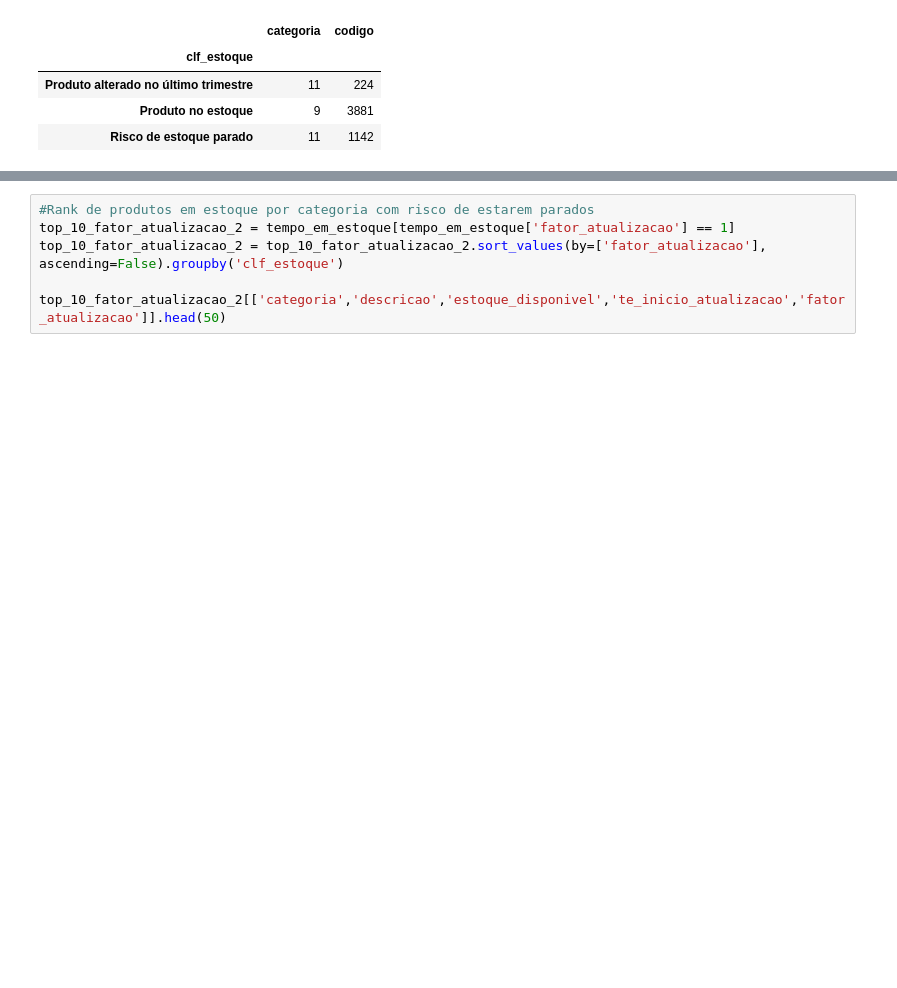
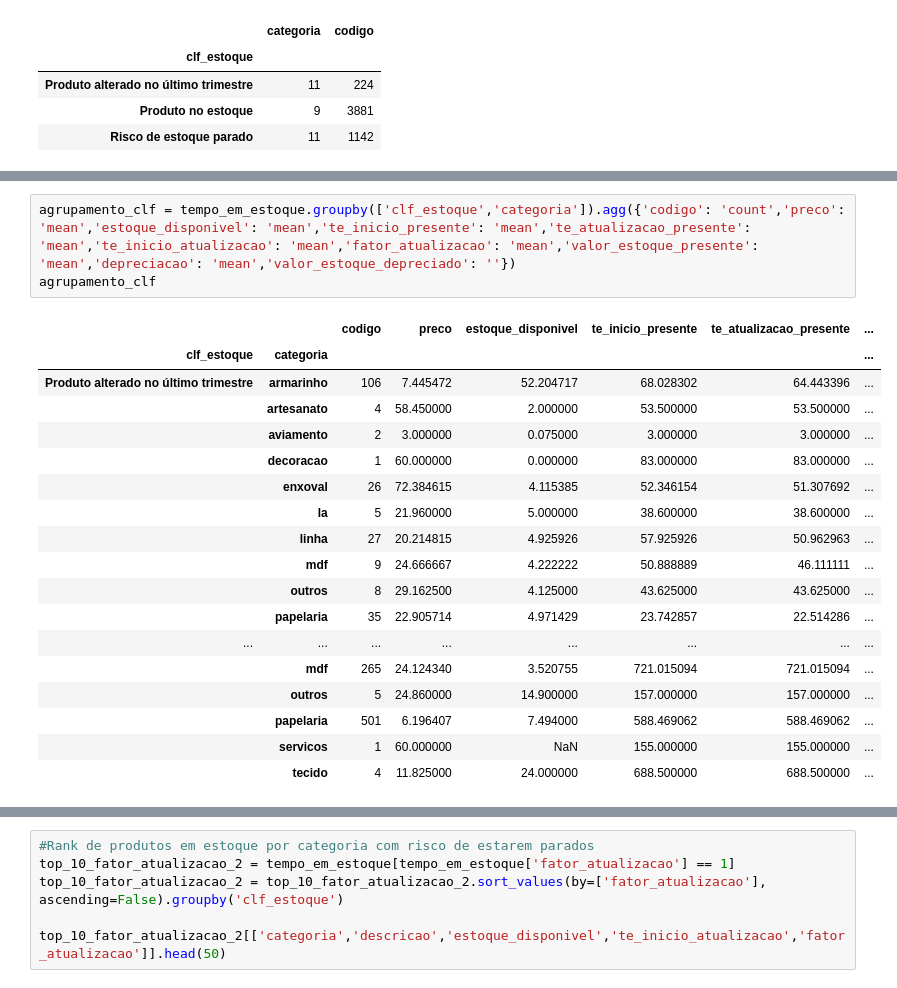
Before and after one commit to donbigode/Timeseries-prediction-model, a Jupyter notebook: Analysis/EDA.ipynb, the cells around one changed output, grey strips where cells are left out. Cells and saved outputs as stored; diff of their text form; blank space fills up the shorter version.

```diff
--- a/Analysis/EDA.ipynb
+++ b/Analysis/EDA.ipynb
@@ -807,0 +815,22 @@ plt.show()
+# %%
+agrupamento_clf = tempo_em_estoque.groupby(['clf_estoque','categoria']).agg({'codigo': 'count','preco': 'mean','estoque_disponivel': 'mean','te_inicio_presente': 'mean','te_atualizacao_presente': 'mean','te_inicio_atualizacao': 'mean','fator_atualizacao': 'mean','valor_estoque_presente': 'mean','depreciacao': 'mean','valor_estoque_depreciado': ''})
+agrupamento_clf
+# %% [output]
+|  |  | codigo | preco | estoque_disponivel | te_inicio_presente | te_atualizacao_presente | ... |
+| clf_estoque | categoria |  |  |  |  |  | ... |
+| Produto alterado no último trimestre | armarinho | 106 | 7.445472 | 52.204717 | 68.028302 | 64.443396 | ... |
+|  | artesanato | 4 | 58.450000 | 2.000000 | 53.500000 | 53.500000 | ... |
+|  | aviamento | 2 | 3.000000 | 0.075000 | 3.000000 | 3.000000 | ... |
+|  | decoracao | 1 | 60.000000 | 0.000000 | 83.000000 | 83.000000 | ... |
+|  | enxoval | 26 | 72.384615 | 4.115385 | 52.346154 | 51.307692 | ... |
+|  | la | 5 | 21.960000 | 5.000000 | 38.600000 | 38.600000 | ... |
+|  | linha | 27 | 20.214815 | 4.925926 | 57.925926 | 50.962963 | ... |
+|  | mdf | 9 | 24.666667 | 4.222222 | 50.888889 | 46.111111 | ... |
+|  | outros | 8 | 29.162500 | 4.125000 | 43.625000 | 43.625000 | ... |
+|  | papelaria | 35 | 22.905714 | 4.971429 | 23.742857 | 22.514286 | ... |
+| ... | ... | ... | ... | ... | ... | ... | ... |
+|  | mdf | 265 | 24.124340 | 3.520755 | 721.015094 | 721.015094 | ... |
+|  | outros | 5 | 24.860000 | 14.900000 | 157.000000 | 157.000000 | ... |
+|  | papelaria | 501 | 6.196407 | 7.494000 | 588.469062 | 588.469062 | ... |
+|  | servicos | 1 | 60.000000 | NaN | 155.000000 | 155.000000 | ... |
+|  | tecido | 4 | 11.825000 | 24.000000 | 688.500000 | 688.500000 | ... |
```
Also changed, not shown: parts of 8 cells of this notebook.
